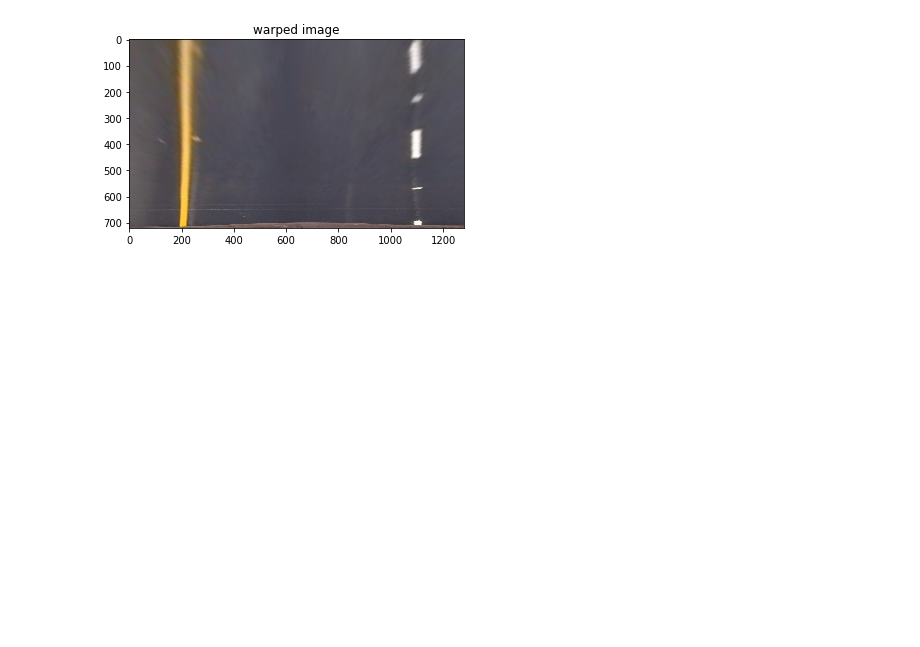
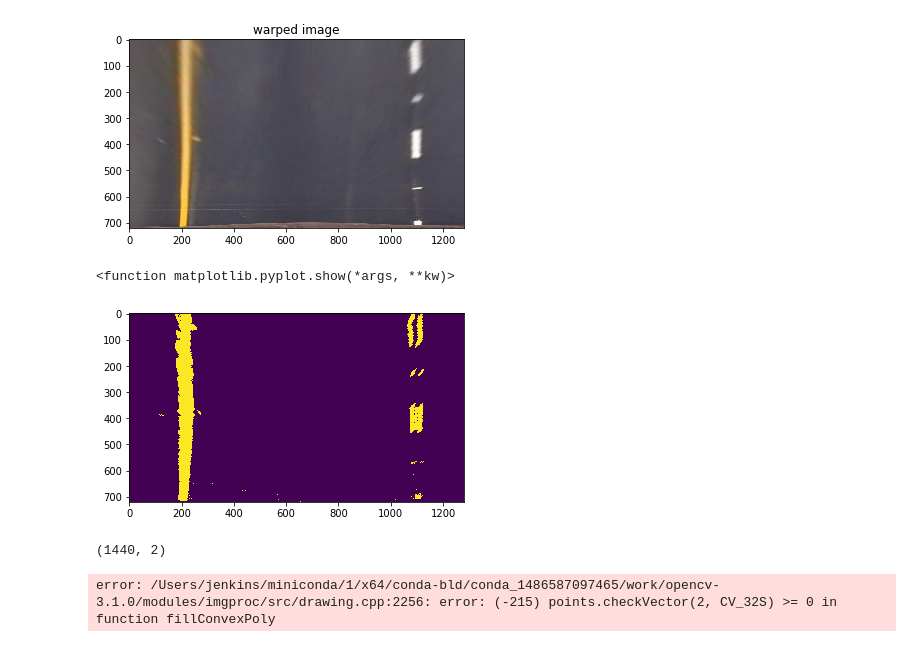
Before and after one commit to Carterhuang/CarND-Advanced-Lane-Lines, a Jupyter notebook: P2.ipynb, the cells around one changed output. Saved outputs shown, nothing was run; the diff lists cells and outputs as text; code cells hidden in the pictures; blank space fills up the shorter version.

Commit message:
Create boundary mask.

```diff
--- a/P2.ipynb
+++ b/P2.ipynb
@@ -180,0 +303,15 @@ plt.show()
+# %%
+binary_warped = get_color_gradient_combined_binary_mask(warped)
+plt.imshow(binary_warped)
+plt.show
+# %% [output]
+<function matplotlib.pyplot.show(*args, **kw)>
+[figure, added]
+# %%
+output = fit_polynomial(binary_warped)
+display(output, 'fitted polynomial')
+unwarped_output = cv2.warpPerspective(output, M_reverse, (h, w), flags=cv2.INTER_LINEAR)
+display(unwarped_output, 'unwarped_boundaries')
+# %% [output]
+(1440, 2)
+error: /Users/jenkins/miniconda/1/x64/conda-bld/conda_1486587097465/work/opencv-3.1.0/modules/imgproc/src/drawing.cpp:2256: error: (-215) points.checkVector(2, CV_32S) >= 0 in function fillConvexPoly
```
Also changed, not shown: parts of 5 cells of this notebook.
